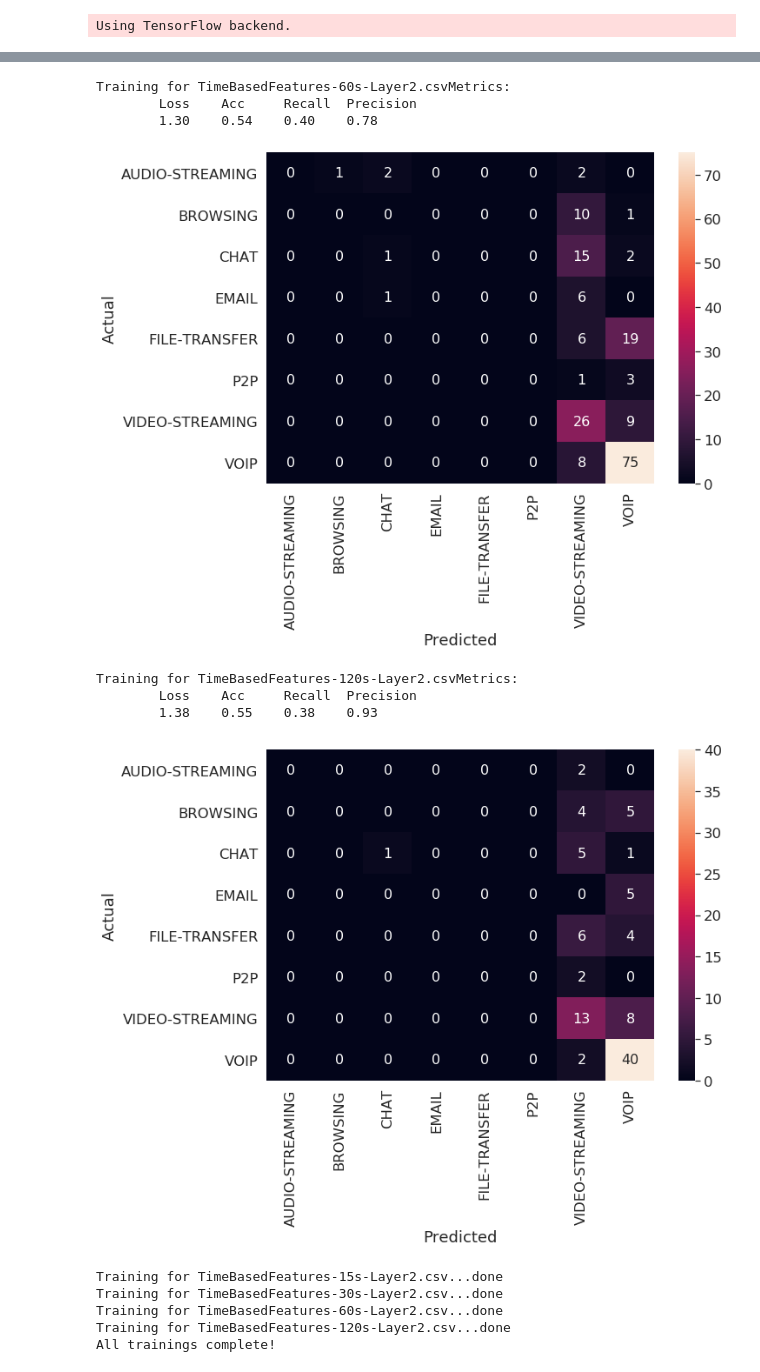
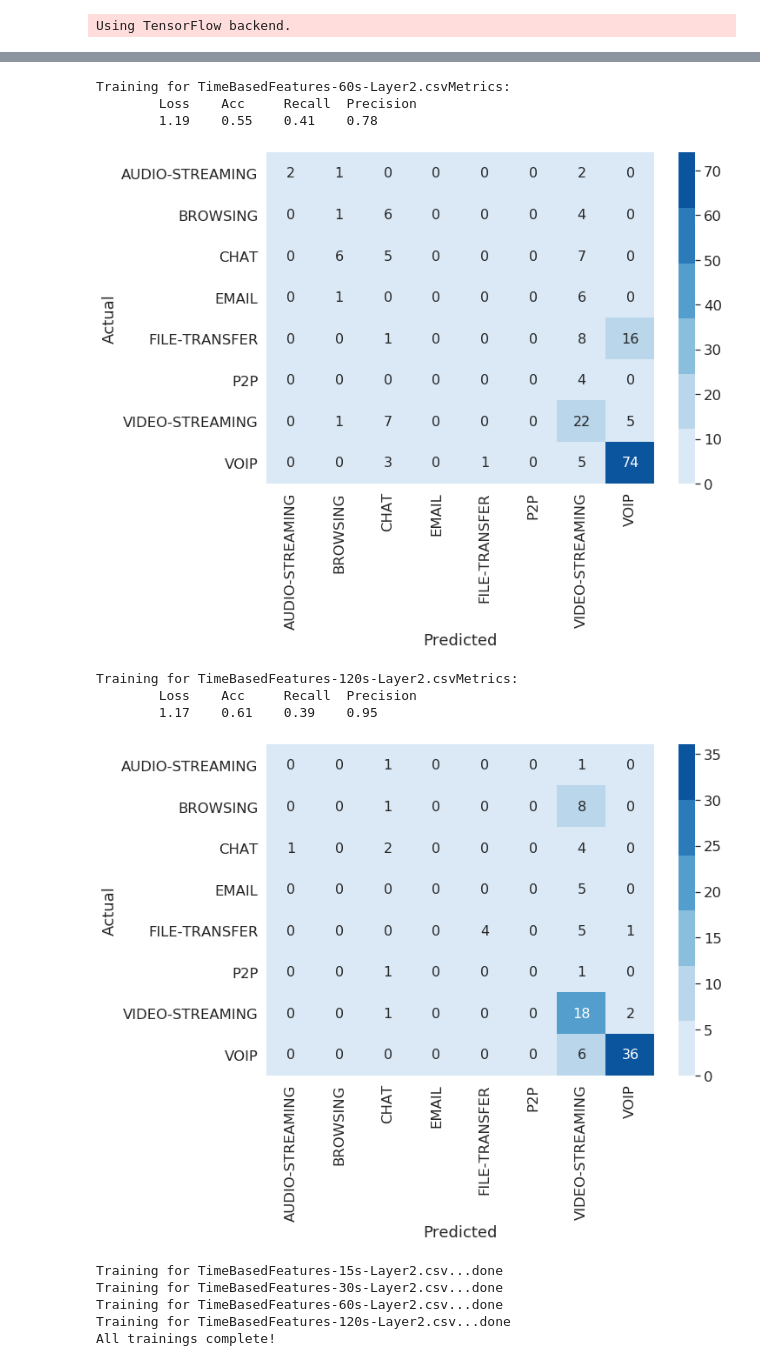
Before and after one commit to Colorado-Mesa-University-Cybersecurity/DeepLearning-TorTraffic, a Jupyter notebook: notebooks/keras scenario b experiment.ipynb, the cells around one changed output, grey strips where cells are left out. Drawn from its saved outputs; the diff is of its cells as text; code cells hidden in the pictures.

Commit message:
fixed confusion matrix colors and improved performance of the model

```diff
--- a/notebooks/keras scenario b experiment.ipynb
+++ b/notebooks/keras scenario b experiment.ipynb
@@ -101,7 +101,7 @@ def show_conf_matrix(model, X_test, y_test, names):
 
     plt.figure(figsize=(10,7))
     sn.set(font_scale=1.5) # for label size
-    ax = sn.heatmap(df_cm, annot=True, annot_kws={"size": 16}, fmt='g') # font size
+    ax = sn.heatmap(df_cm, annot=True, annot_kws={"size": 16}, fmt='g', cmap=sn.color_palette("Blues")) # font size
     ax.set_ylabel('Actual')
     ax.set_xlabel('Predicted')
 
@@ -143,13 +143,15 @@ for file in files:
 
     # Deep Neural Network
     dnn = Sequential([
-            Dense(64, input_shape=(23,)),
+            Dense(256, input_shape=(23,)),
+            Dense(128, activation='relu'),
+            Dense(64, activation='relu'),
             Dense(32, activation='relu'),
             Dense(8, activation='softmax')
     ])
     dnn.compile(optimizer='adam', loss='categorical_crossentropy', metrics=metrics)
 
-    dnn.fit(X_train, y_train, epochs=10, verbose=0)
+    dnn.fit(X_train, y_train, epochs=25, verbose=0)
 
     results = dnn.evaluate(X_test, y_test, verbose=0)
 
@@ -172,11 +174,11 @@ Training for TimeBasedFeatures-30s-Layer2.csvMetrics:
 Training for TimeBasedFeatures-60s-Layer2.csvMetrics:
         Loss    Acc     Recall  Precision
-        1.30    0.54    0.40    0.78
+        1.19    0.55    0.41    0.78
-[figure, old version]
+[figure, new version]
 Training for TimeBasedFeatures-120s-Layer2.csvMetrics:
         Loss    Acc     Recall  Precision
-        1.38    0.55    0.38    0.93
+        1.17    0.61    0.39    0.95
-[figure, old version]
+[figure, new version]
 # %%
 # All of the data files
 files=['TimeBasedFeatures-15s-Layer2.csv',
```
Also changed, not shown: parts of 3 cells of this notebook.
